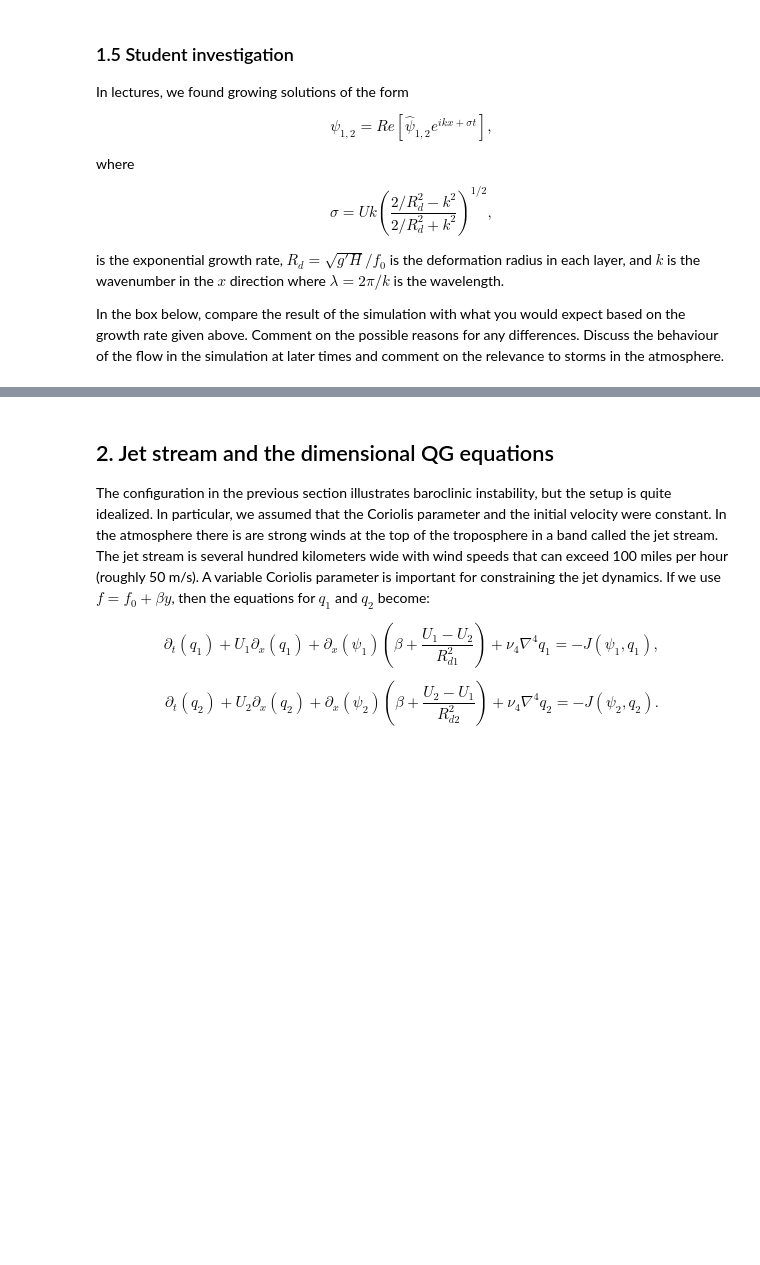
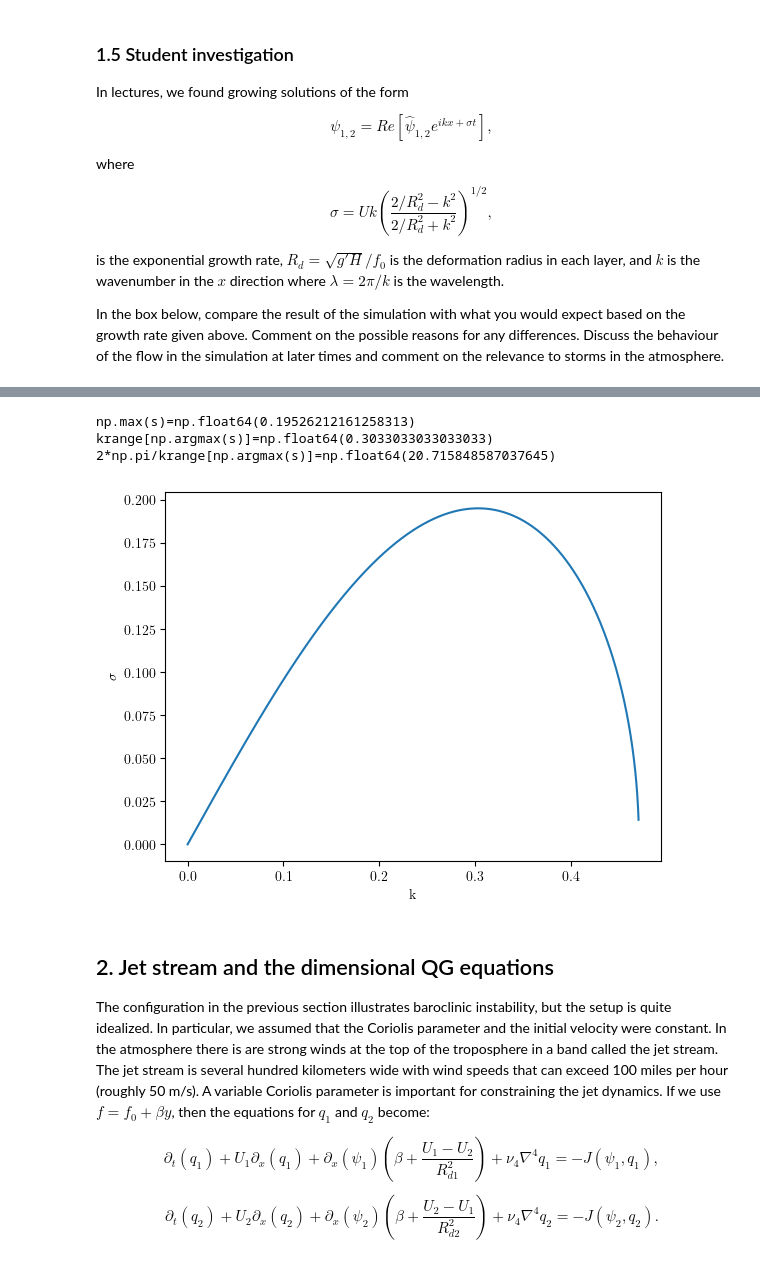
Before and after one commit to Sam0fc/QCES, a Jupyter notebook: Project4_storms.ipynb, the cells around one changed output, grey strips where cells are left out. Cells and saved outputs as stored; diff of their text form; code cells hidden in the pictures; blank space fills up the shorter version.

```diff
--- a/Project4_storms.ipynb
+++ b/Project4_storms.ipynb
@@ -224,3 +233,33 @@ INSERT COMMENTS HERE, ~ 1 PARAGRAPH WITH OPTIONAL PLOT(S)
+# %%
+import numpy as np
+
+krange = np.linspace(0, 0.5, 1000)
+def sigma(krange):
+    s = U * krange * ((2/Rd1**2 - krange**2)/(2/Rd1**2 + krange**2))**(1/2)
+    return s
+
+
+s = sigma(krange)
+s = s[~np.isnan(s)]
+krange = krange[:len(s)]
+
+plt.rcParams.update({
+    "text.usetex": True,
+    "font.family": "serif",
+})
+
+plt.plot(krange, s)
+plt.xlabel('k')
+plt.ylabel('$$\sigma$$')
+
+print(f'{np.max(s)=}')
+print(f'{krange[np.argmax(s)]=}')
+print(f'{2*np.pi/krange[np.argmax(s)]=}')
+# %% [output]
+np.max(s)=np.float64(0.19526212161258313)
+krange[np.argmax(s)]=np.float64(0.3033033033033033)
+2*np.pi/krange[np.argmax(s)]=np.float64(20.715848587037645)
+[figure, added]
 # %% [markdown]
 ## 2. Jet stream and the dimensional QG equations
 
```
Also changed, not shown: parts of 12 cells of this notebook, 5 other files.
